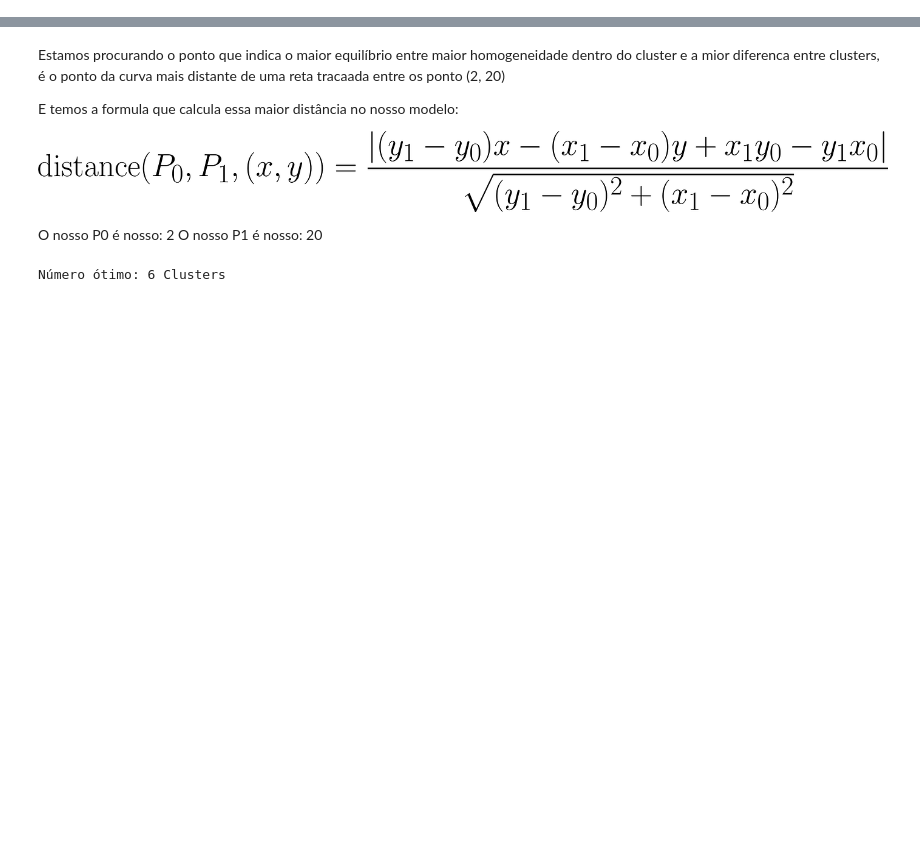
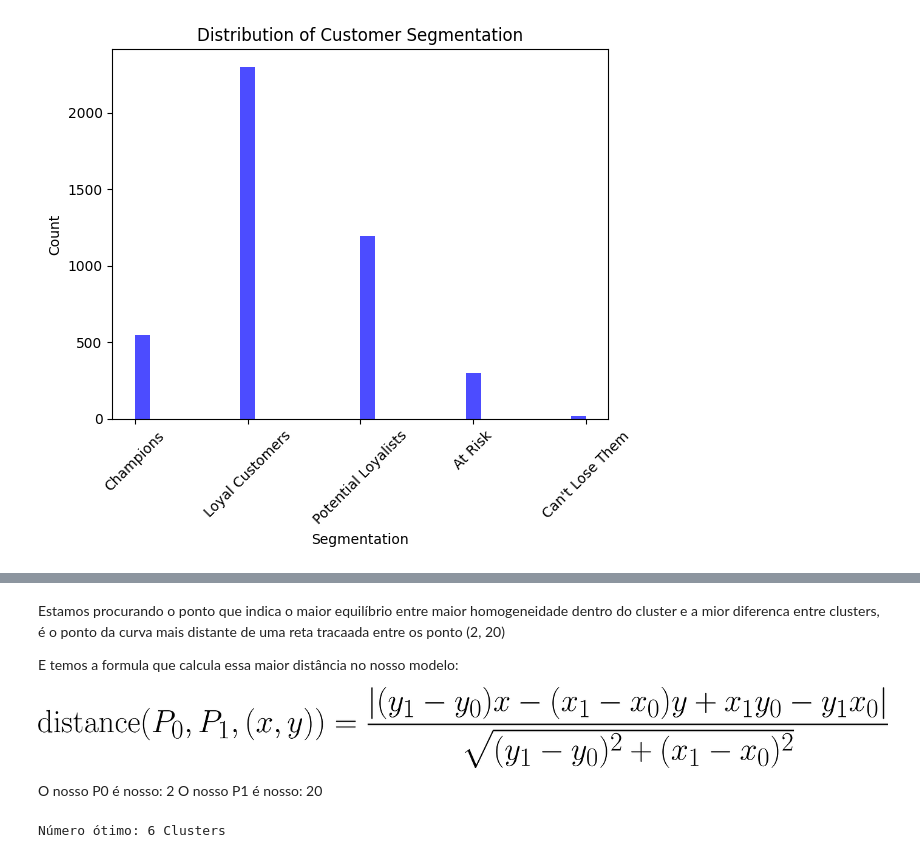
Before and after one commit to will787/retail-e-commerce-evidence, a Jupyter notebook: analytics/client_value.ipynb, the cells around one changed output, grey strips where cells are left out. Saved outputs shown, nothing was run; the diff lists cells and outputs as text; code cells hidden in the pictures; blank space fills up the shorter version.

```diff
--- a/analytics/client_value.ipynb
+++ b/analytics/client_value.ipynb
@@ -47,3 +81,21 @@ df.head()
+# %%
+RFM['segmentation'] = np.where((RFM['RFM_Score'] >= 75), 'Champions',
+                               np.where((RFM['RFM_Score'] >= 40) & (RFM['RFM_Score'] < 75), 'Loyal Customers',
+                                        np.where((RFM['RFM_Score'] >= 20) & (RFM['RFM_Score'] < 40), 'Potential Loyalists',
+                                                 np.where((RFM['RFM_Score'] >= 10) & (RFM['RFM_Score'] < 20), 'At Risk',
+                                                          np.where((RFM['RFM_Score'] >= 5) & (RFM['RFM_Score'] < 10), 'Can\'t Lose Them',
+                                                                   np.where((RFM['RFM_Score'] >= 1) & (RFM['RFM_Score'] < 5), 'Lost', 'New'))))))
+RFM['segmentation'] = RFM['segmentation'].astype('category')
+
+
+plt.hist(RFM['segmentation'], bins=30, color='blue', alpha=0.7)
+plt.xlabel('Segmentation')
+plt.ylabel('Count')
+plt.title('Distribution of Customer Segmentation')
+plt.xticks(rotation=45)
+plt.show()
+# %% [output]
+[figure, added]
 # %%
 
 def calculate_wcss(data):
```
Also changed, not shown: parts of 8 cells of this notebook, 5 other files.
